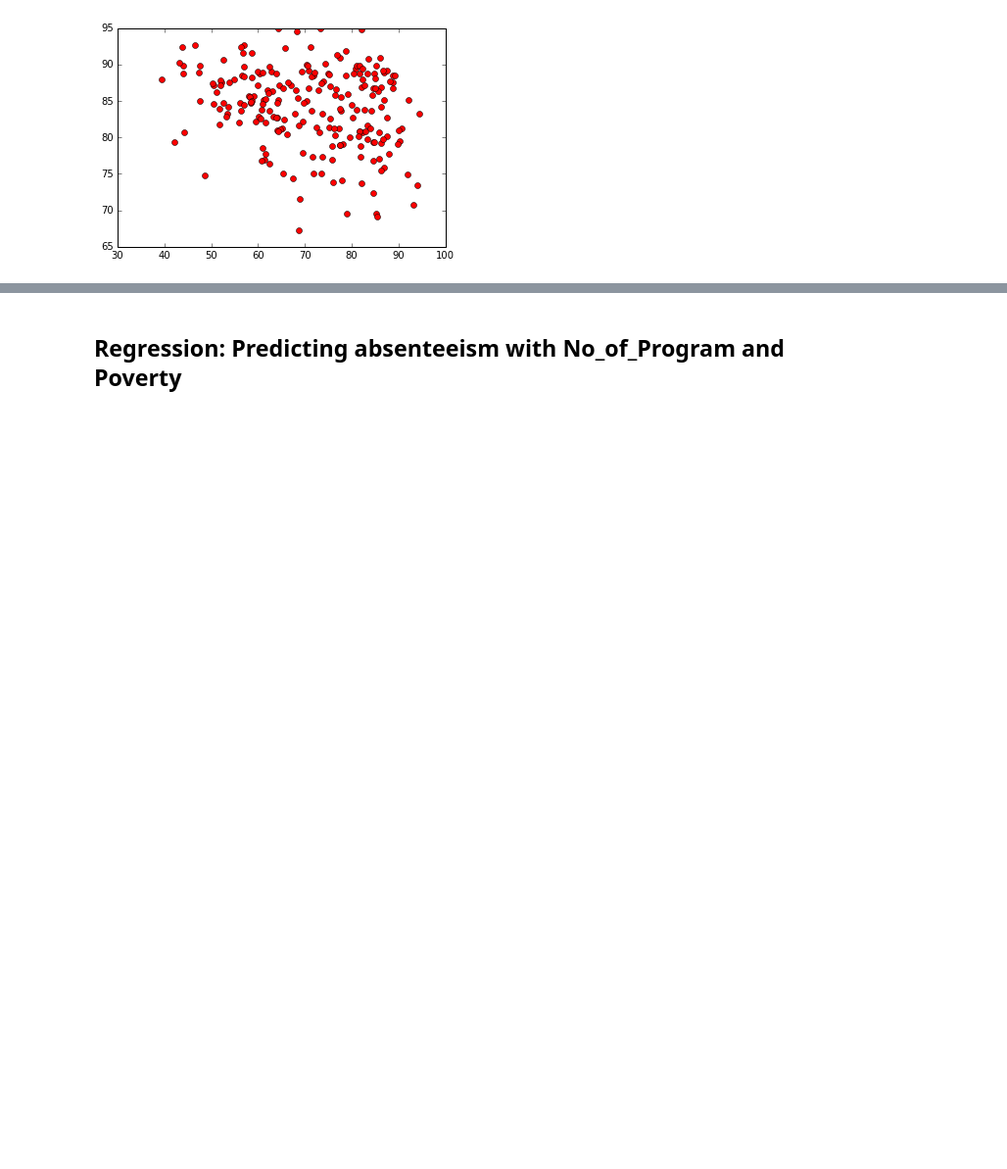
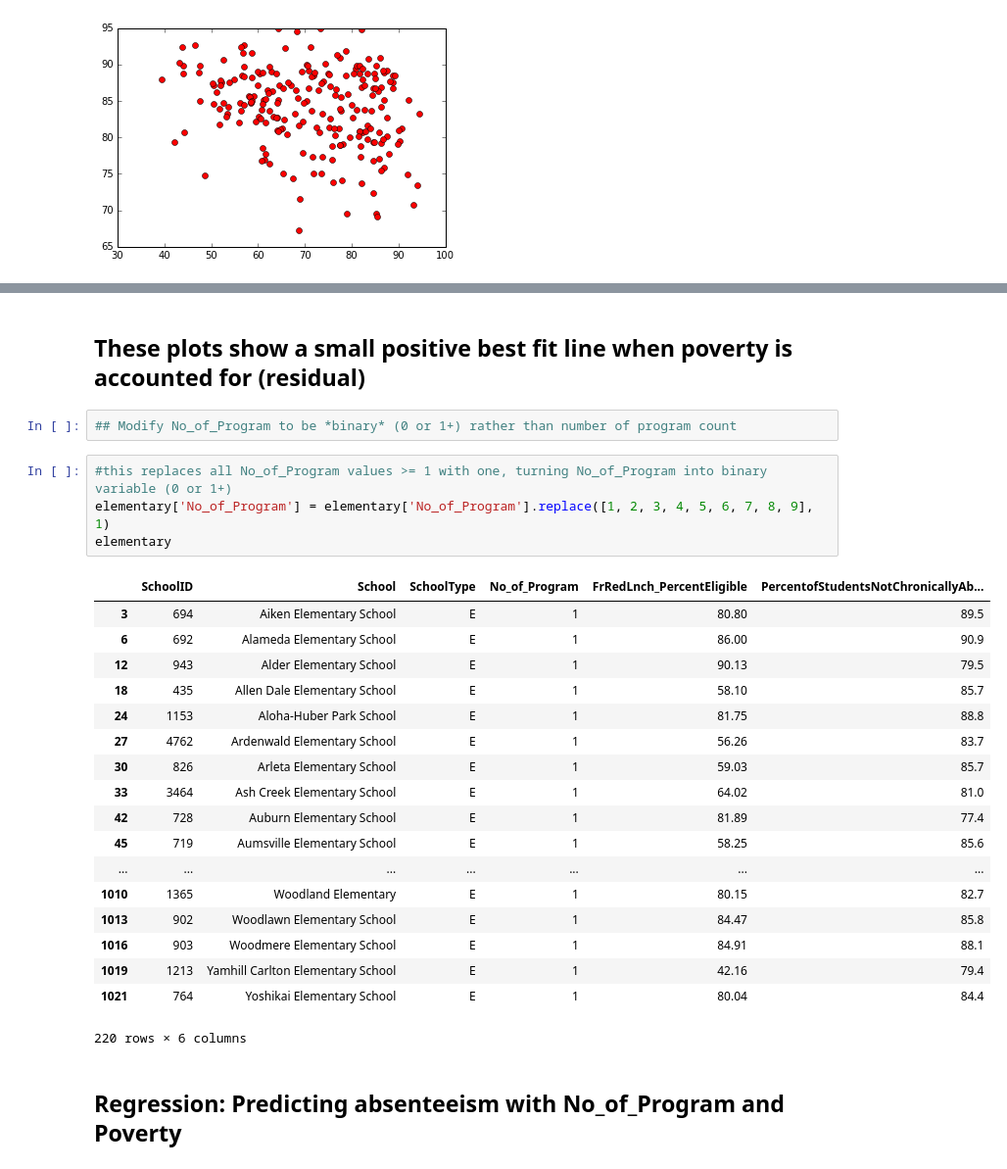
Before and after one commit to philschatz/ed-pathways, a Jupyter notebook: analysis/Attendance_v_programs.ipynb, the cells around one changed output, grey strips where cells are left out. Shown at 98% size. Cells and saved outputs as stored; diff of their text form; blank space fills up the shorter version.

```diff
--- a/analysis/Attendance_v_programs.ipynb
+++ b/analysis/Attendance_v_programs.ipynb
@@ -113,3 +106,30 @@ plt.show()
+# %% [markdown]
+## These plots show a small positive best fit line when poverty is accounted for (residual)
+# %%
+## Modify No_of_Program to be *binary* (0 or 1+) rather than number of program count
+# %%
+#this replaces all No_of_Program values >= 1 with one, turning No_of_Program into binary variable (0 or 1+)
+elementary['No_of_Program'] = elementary['No_of_Program'].replace([1, 2, 3, 4, 5, 6, 7, 8, 9], 1)
+elementary
+# %% [output]
+|  | SchoolID | School | SchoolType | No_of_Program | FrRedLnch_PercentEligible | PercentofStudentsNotChronicallyAb... |
+| 3 | 694 | Aiken Elementary School | E | 1 | 80.80 | 89.5 |
+| 6 | 692 | Alameda Elementary School | E | 1 | 86.00 | 90.9 |
+| 12 | 943 | Alder Elementary School | E | 1 | 90.13 | 79.5 |
+| 18 | 435 | Allen Dale Elementary School | E | 1 | 58.10 | 85.7 |
+| 24 | 1153 | Aloha-Huber Park School | E | 1 | 81.75 | 88.8 |
+| 27 | 4762 | Ardenwald Elementary School | E | 1 | 56.26 | 83.7 |
+| 30 | 826 | Arleta Elementary School | E | 1 | 59.03 | 85.7 |
+| 33 | 3464 | Ash Creek Elementary School | E | 1 | 64.02 | 81.0 |
+| 42 | 728 | Auburn Elementary School | E | 1 | 81.89 | 77.4 |
+| 45 | 719 | Aumsville Elementary School | E | 1 | 58.25 | 85.6 |
+| ... | ... | ... | ... | ... | ... | ... |
+| 1010 | 1365 | Woodland Elementary | E | 1 | 80.15 | 82.7 |
+| 1013 | 902 | Woodlawn Elementary School | E | 1 | 84.47 | 85.8 |
+| 1016 | 903 | Woodmere Elementary School | E | 1 | 84.91 | 88.1 |
+| 1019 | 1213 | Yamhill Carlton Elementary School | E | 1 | 42.16 | 79.4 |
+| 1021 | 764 | Yoshikai Elementary School | E | 1 | 80.04 | 84.4 |
+220 rows × 6 columns
 # %% [markdown]
 ## Regression:  Predicting absenteeism with No_of_Program and Poverty
 # %%
```
Also changed, not shown: parts of 16 cells of this notebook.
